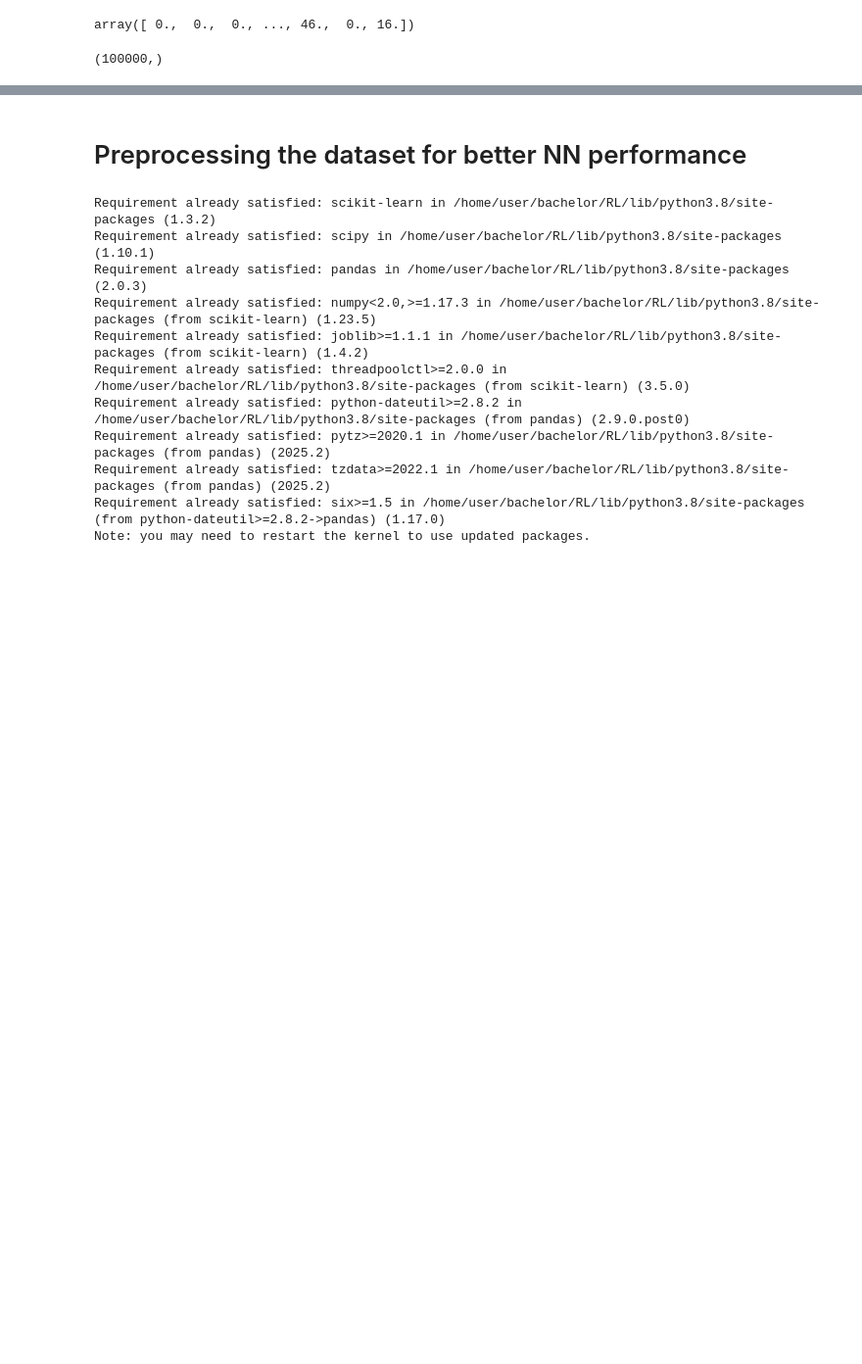
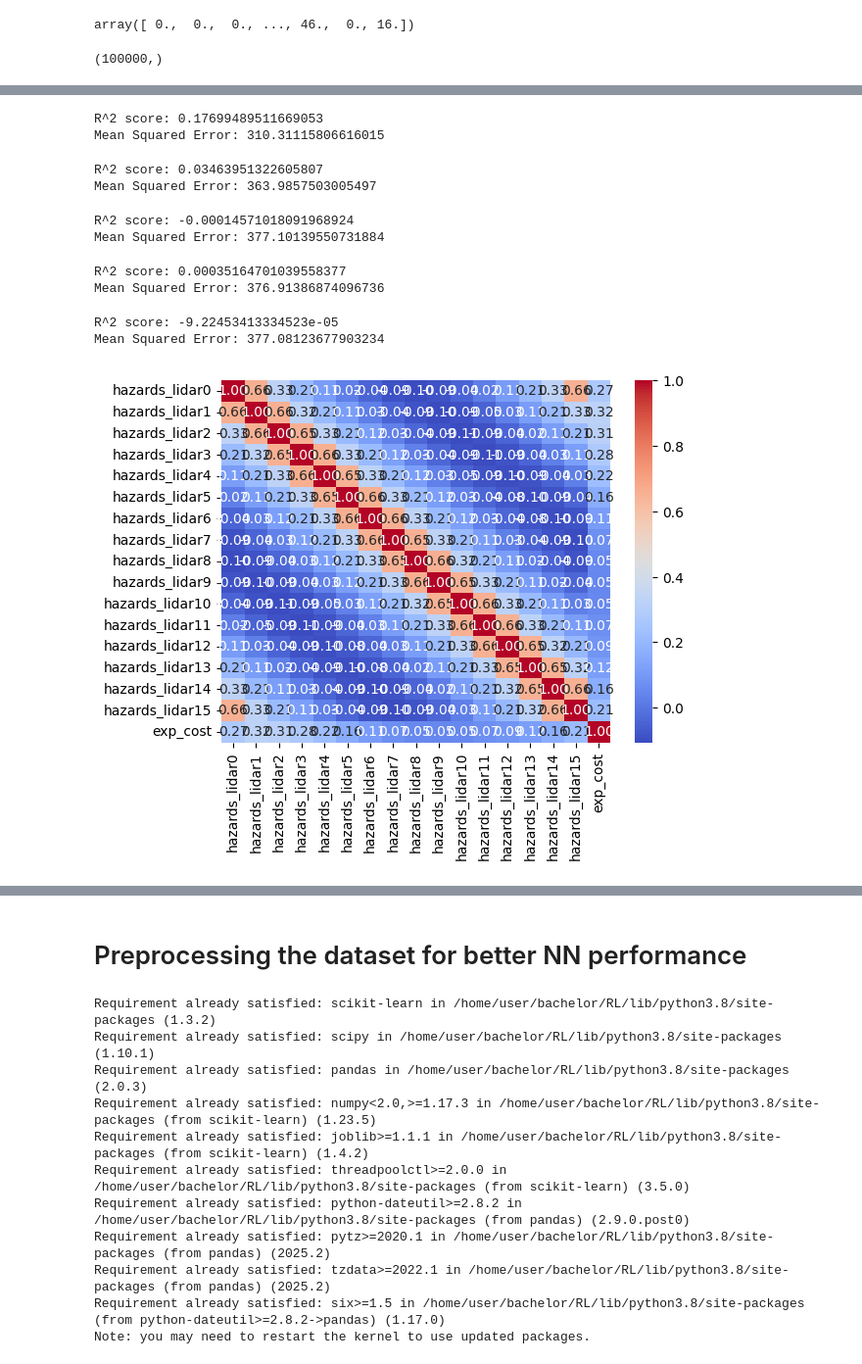
Before and after one commit to Shirkanzilla/predictive-control-switch, a Jupyter notebook: Safety-Gymnasium/create_dataset.ipynb, the cells around one changed output, grey strips where cells are left out. Shown: that part at 98% size. Cells and saved outputs as stored; diff of their text form; code cells hidden in the pictures; blank space fills up the shorter version.

```diff
--- a/Safety-Gymnasium/create_dataset.ipynb
+++ b/Safety-Gymnasium/create_dataset.ipynb
@@ -355,0 +358,5 @@ labels.shape
+# %%
+# load dataset from pickle file
+import pandas as pd
+
+df = pd.read_pickle("SafetyPointGoal1Dataset0.pkl")
@@ -355,0 +412,39 @@ labels.shape
+# %%
+# hazard Lidars
+evaluate_column_importance_test([f"hazards_lidar{i}" for i in range(16)], "exp_cost", LinearRegression())
+# %% [output]
+R^2 score: 0.17699489511669053
+Mean Squared Error: 310.31115806616015
+# %%
+# vases Lidars
+evaluate_column_importance_test([f"vases_lidar{i}" for i in range(16)], "exp_cost", LinearRegression())
+# %% [output]
+R^2 score: 0.03463951322605807
+Mean Squared Error: 363.9857503005497
+# %%
+# accelerometer
+evaluate_column_importance_test([f"accelerometer{i}" for i in range(3)], "exp_cost", LinearRegression())
+# %% [output]
+R^2 score: -0.00014571018091968924
+Mean Squared Error: 377.10139550731884
+# %%
+# velocimeter
+evaluate_column_importance_test([f"velocimeter{i}" for i in range(3)], "exp_cost", LinearRegression())
+# %% [output]
+R^2 score: 0.00035164701039558377
+Mean Squared Error: 376.91386874096736
+# %%
+# gyrometer
+evaluate_column_importance_test([f"gyro{i}" for i in range(3)], "exp_cost", LinearRegression())
+# %% [output]
+R^2 score: -9.22453413334523e-05
+Mean Squared Error: 377.08123677903234
+# %%
+import seaborn as sns
+import matplotlib.pyplot as plt
+hazard_cols_plus_cost = [f"hazards_lidar{i}" for i in range(16)]
+hazard_cols_plus_cost.append("exp_cost")
+sns.heatmap(df[hazard_cols_plus_cost].corr(), annot=True, fmt=".2f", cmap='coolwarm')
+plt.show()
+# %% [output]
+[figure, added]
```
Also changed, not shown: parts of 7 cells of this notebook.
